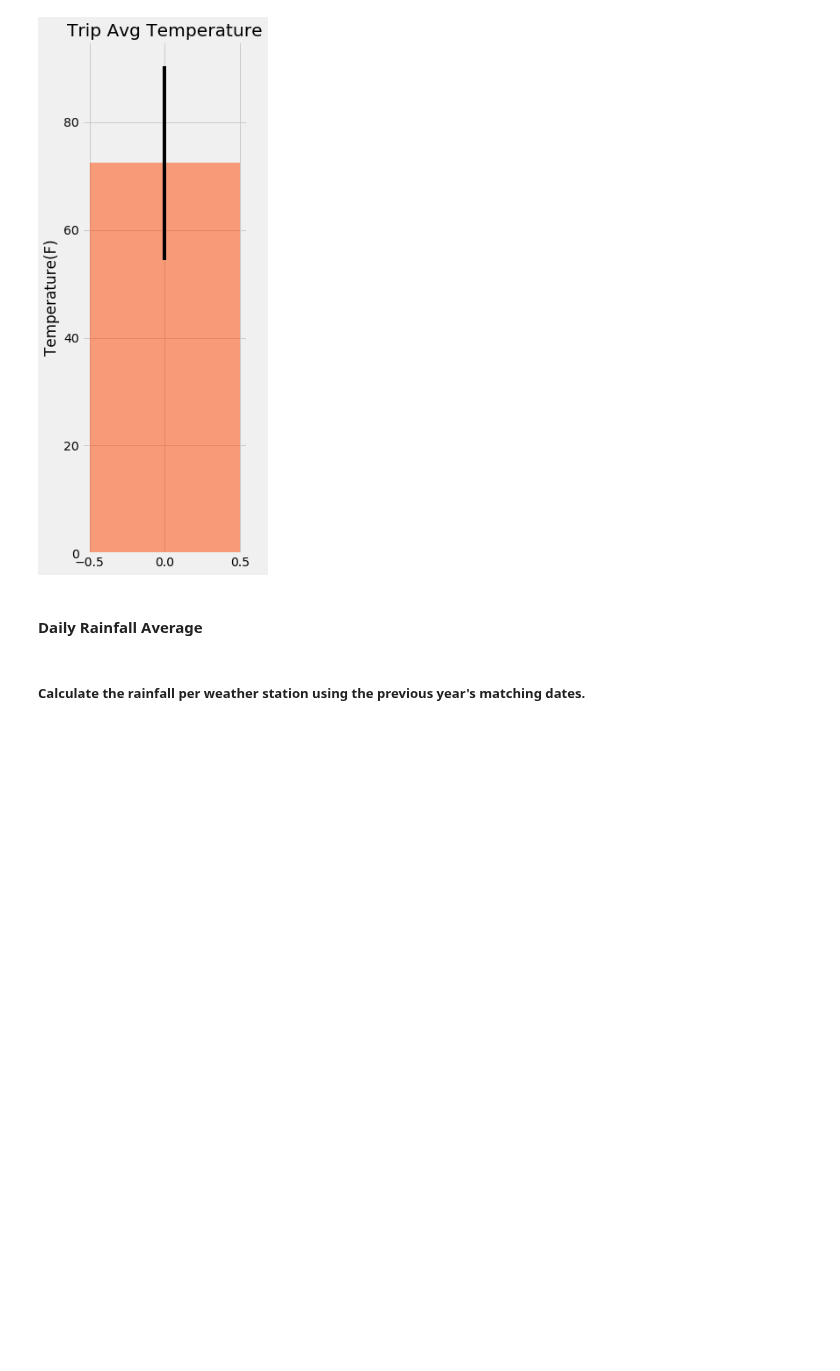
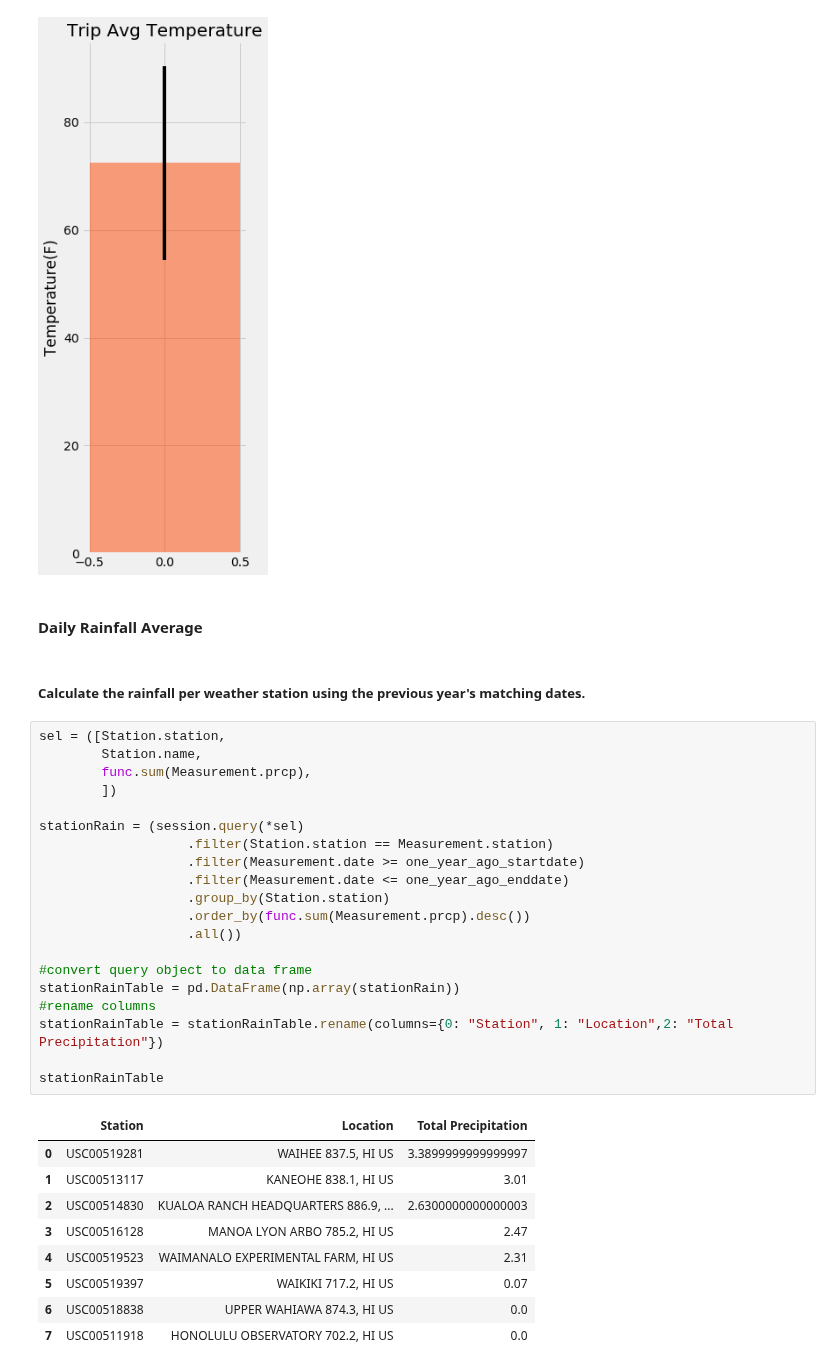
Before and after one commit to ShimsyV/sqlalchemy-challenge, a Jupyter notebook: Surfs_up.ipynb, the cells around one changed output. Saved outputs shown, nothing was run; the diff lists cells and outputs as text; blank space fills up the shorter version.

Commit message:
Calculate the rainfall per weather station using the previous year's matching dates

```diff
--- a/Surfs_up.ipynb
+++ b/Surfs_up.ipynb
@@ -368,3 +368,33 @@ plt.show()
 #### Daily Rainfall Average
 # %% [markdown]
 ##### Calculate the rainfall per weather station using the previous year's matching dates.
+# %%
+sel = ([Station.station,
+        Station.name,
+        func.sum(Measurement.prcp),
+        ])
+
+stationRain = (session.query(*sel)
+                   .filter(Station.station == Measurement.station)
+                   .filter(Measurement.date >= one_year_ago_startdate)
+                   .filter(Measurement.date <= one_year_ago_enddate)
+                   .group_by(Station.station)
+                   .order_by(func.sum(Measurement.prcp).desc())
+                   .all())
+
+#convert query object to data frame
+stationRainTable = pd.DataFrame(np.array(stationRain))
+#rename columns
+stationRainTable = stationRainTable.rename(columns={0: "Station", 1: "Location",2: "Total Precipitation"})
+
+stationRainTable
+# %% [output]
+|  | Station | Location | Total Precipitation |
+| 0 | USC00519281 | WAIHEE 837.5, HI US | 3.3899999999999997 |
+| 1 | USC00513117 | KANEOHE 838.1, HI US | 3.01 |
+| 2 | USC00514830 | KUALOA RANCH HEADQUARTERS 886.9, ... | 2.6300000000000003 |
+| 3 | USC00516128 | MANOA LYON ARBO 785.2, HI US | 2.47 |
+| 4 | USC00519523 | WAIMANALO EXPERIMENTAL FARM, HI US | 2.31 |
+| 5 | USC00519397 | WAIKIKI 717.2, HI US | 0.07 |
+| 6 | USC00518838 | UPPER WAHIAWA 874.3, HI US | 0.0 |
+| 7 | USC00511918 | HONOLULU OBSERVATORY 702.2, HI US | 0.0 |
```
